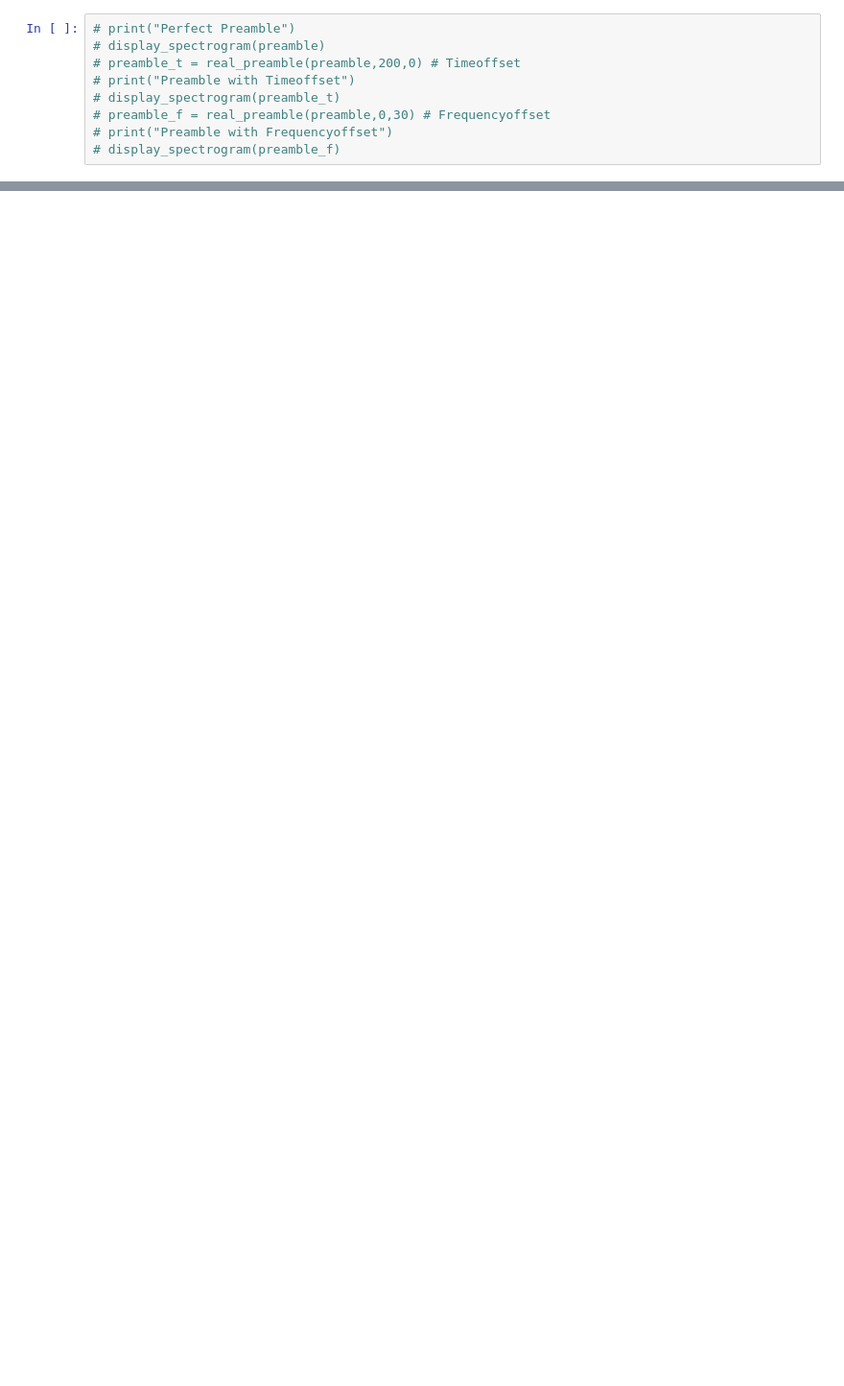
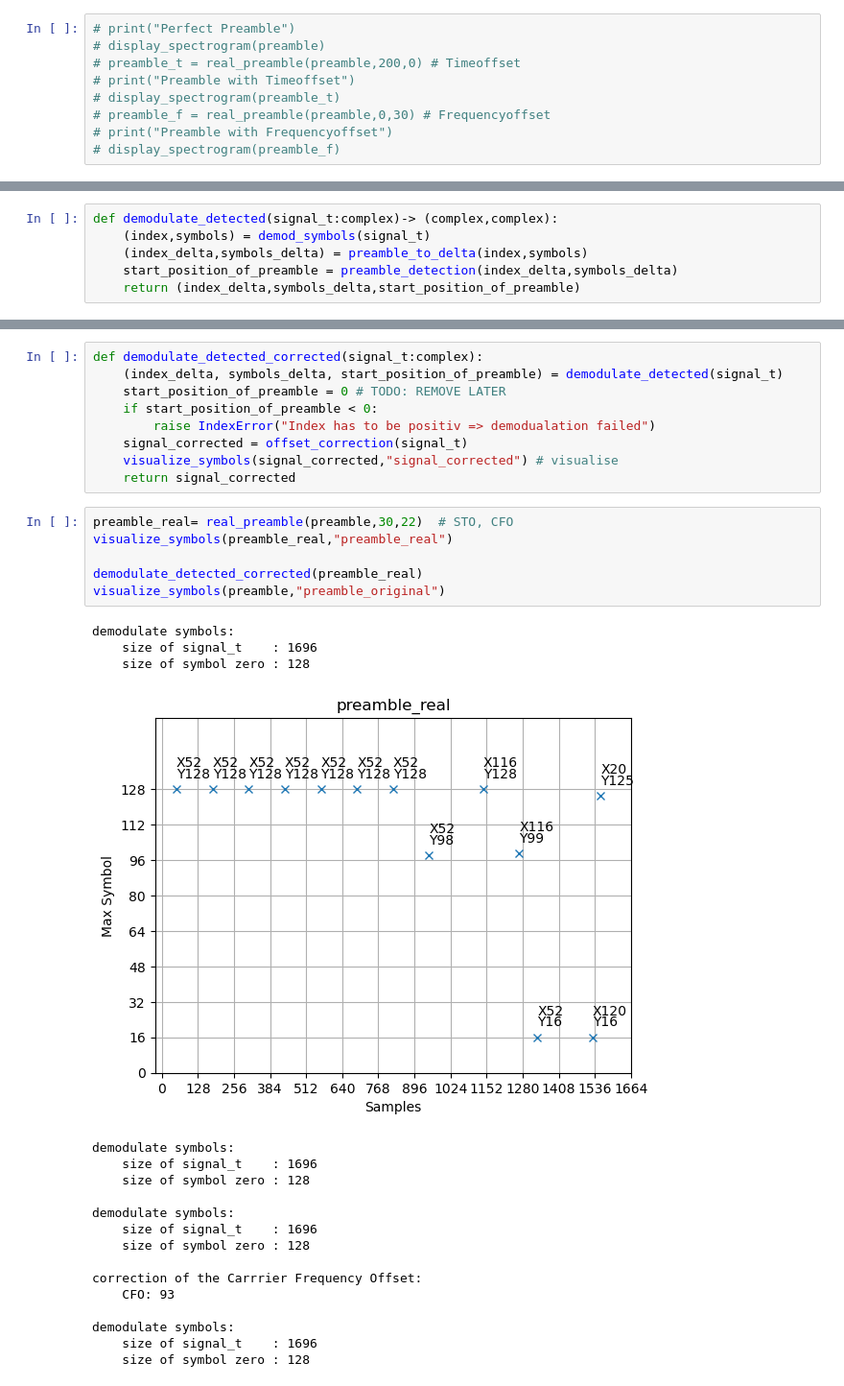
Before and after one commit to xedlix/PAIND, a Jupyter notebook: SDR/Code/Theorie.ipynb, the cells around one changed output, grey strips where cells are left out. Shown at 96% size. Cells and saved outputs as stored; diff of their text form; blank space fills up the shorter version.

Commit message:
Added the official CFO & STO corrections, witch doesn't work

```diff
--- a/SDR/Code/Theorie.ipynb
+++ b/SDR/Code/Theorie.ipynb
@@ -192,0 +297,6 @@ size of symbol zero : 128
+# %%
+def demodulate_detected(signal_t:complex)-> (complex,complex):
+    (index,symbols) = demod_symbols(signal_t)
+    (index_delta,symbols_delta) = preamble_to_delta(index,symbols)
+    start_position_of_preamble = preamble_detection(index_delta,symbols_delta)
+    return (index_delta,symbols_delta,start_position_of_preamble)
@@ -192,0 +376,34 @@ size of symbol zero : 128
+# %%
+def demodulate_detected_corrected(signal_t:complex):
+    (index_delta, symbols_delta, start_position_of_preamble) = demodulate_detected(signal_t)
+    start_position_of_preamble = 0 # TODO: REMOVE LATER
+    if start_position_of_preamble < 0:
+        raise IndexError("Index has to be positiv => demodualation failed")
+    signal_corrected = offset_correction(signal_t)
+    visualize_symbols(signal_corrected,"signal_corrected") # visualise
+    return signal_corrected
+# %%
+preamble_real= real_preamble(preamble,30,22)  # STO, CFO
+visualize_symbols(preamble_real,"preamble_real")
+
+demodulate_detected_corrected(preamble_real)
+visualize_symbols(preamble,"preamble_original")
+# %% [output]
+demodulate symbols:
+    size of signal_t    : 1696
+    size of symbol zero : 128
+[figure, added]
+demodulate symbols:
+    size of signal_t    : 1696
+    size of symbol zero : 128
+
+demodulate symbols:
+    size of signal_t    : 1696
+    size of symbol zero : 128
+
+correction of the Carrrier Frequency Offset:
+    CFO: 93
+
+demodulate symbols:
+    size of signal_t    : 1696
+    size of symbol zero : 128
```
Also changed, not shown: parts of 14 cells of this notebook.
